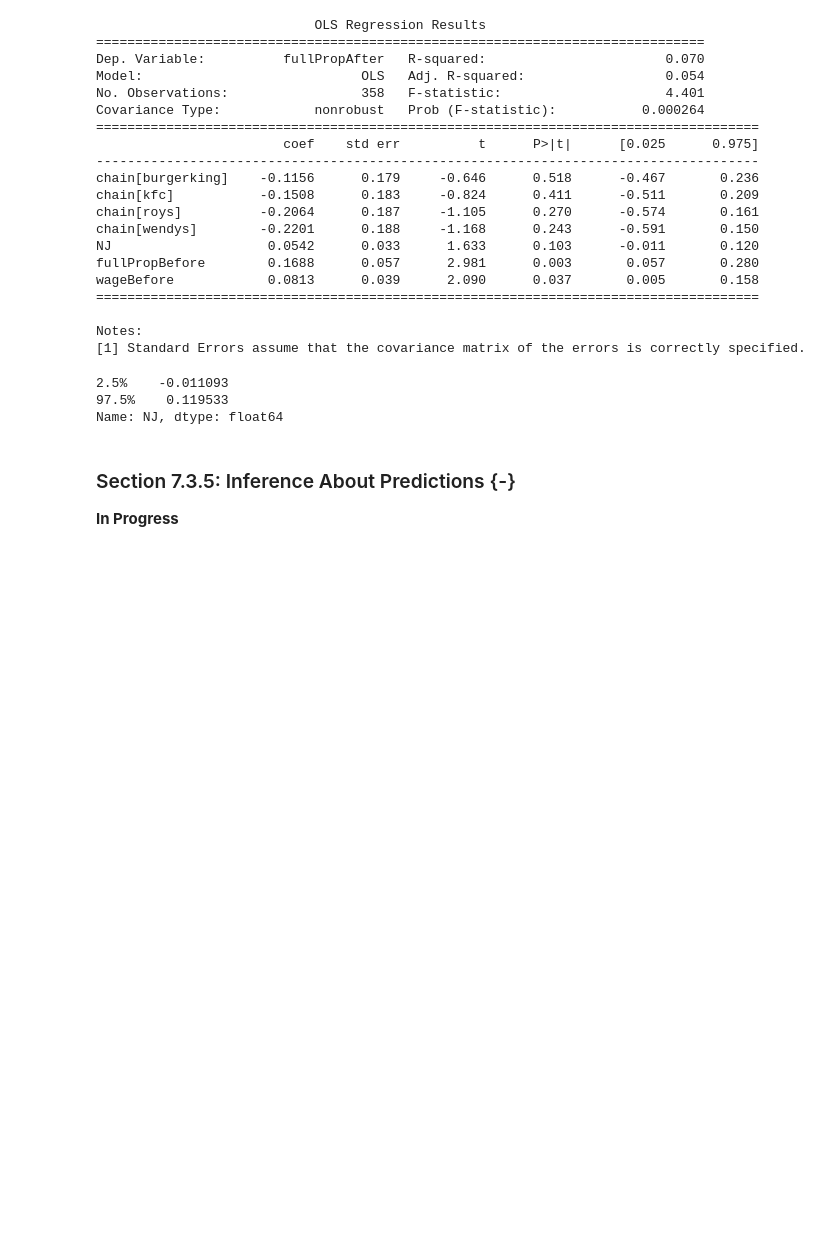
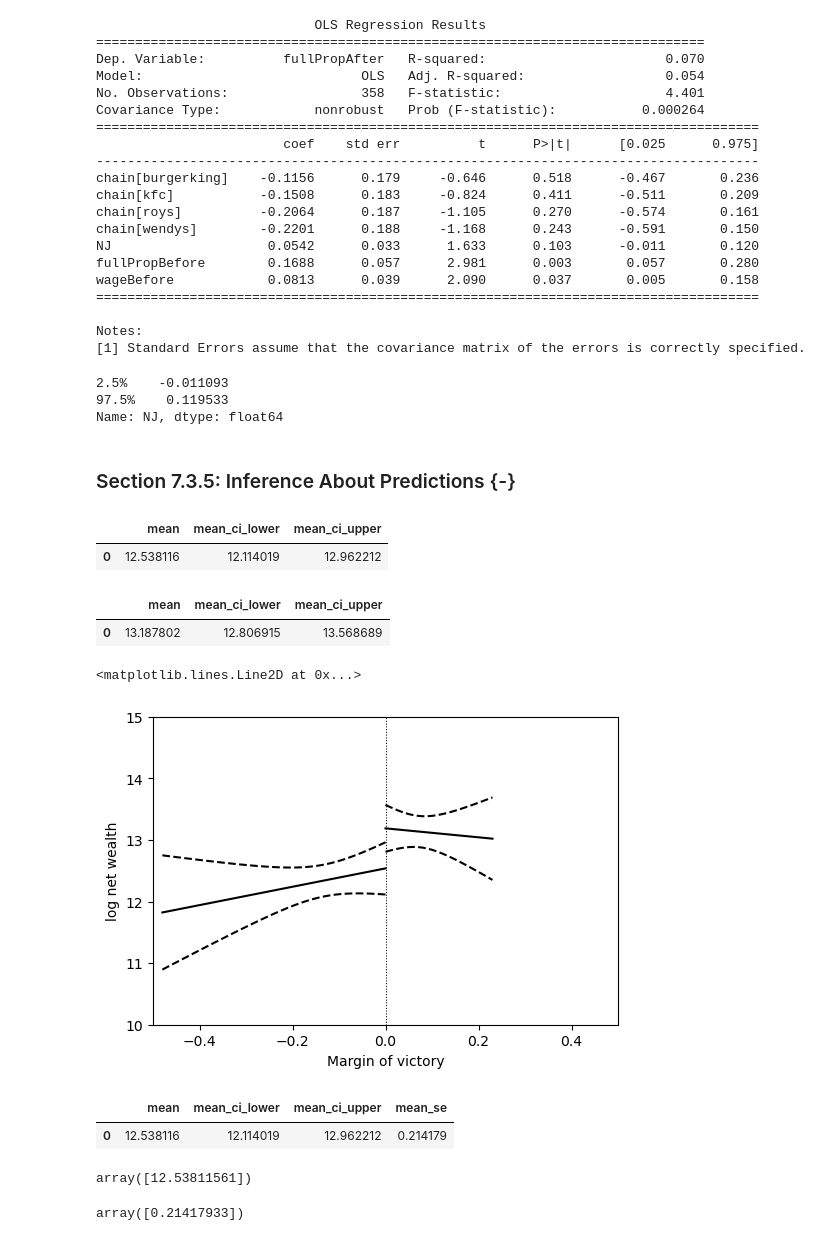
Before and after one commit to jeffallen13/qsspy, a Jupyter notebook: UNCERTAINTY/uncertainty-py.ipynb, the cells around one changed output. Saved outputs shown, nothing was run; the diff lists cells and outputs as text; code cells hidden in the pictures; blank space fills up the shorter version.

```diff
--- a/UNCERTAINTY/uncertainty-py.ipynb
+++ b/UNCERTAINTY/uncertainty-py.ipynb
@@ -1013,5 +1013,3 @@ fit_minwage.conf_int().rename(columns={0:'2.5%', 1:'97.5%'}).loc['NJ']
 Name: NJ, dtype: float64
 # %% [markdown]
 ### Section 7.3.5: Inference About Predictions {-}
-
-**In Progress**
@@ -1017,0 +1038,71 @@ Name: NJ, dtype: float64
+# %%
+# tory party: prediction at the threshold
+tory_y0 = tory_fit1.get_prediction(pd.DataFrame({'margin': [0]}))
+tory_y0.summary_frame()[['mean', 'mean_ci_lower', 'mean_ci_upper']]
+# %% [output]
+|  | mean | mean_ci_lower | mean_ci_upper |
+| 0 | 12.538116 | 12.114019 | 12.962212 |
+# %%
+tory_y1 = tory_fit2.get_prediction(pd.DataFrame({'margin': [0]}))
+tory_y1.summary_frame()[['mean', 'mean_ci_lower', 'mean_ci_upper']]
+# %% [output]
+|  | mean | mean_ci_lower | mean_ci_upper |
+| 0 | 13.187802 | 12.806915 | 13.568689 |
+# %%
+# range of predictors; min to 0 and 0 to max
+y1_range = np.arange(0, MPs_tory['margin'].min(), -0.01)
+y2_range = np.arange(0, MPs_tory['margin'].max(), 0.01)
+
+# prediction using all the values
+tory_y0_range = (
+    tory_fit1.get_prediction(pd.DataFrame({'margin': y1_range}))
+    .summary_frame()[['mean', 'mean_ci_lower', 'mean_ci_upper']]
+)
+
+tory_y1_range = (
+    tory_fit2.get_prediction(pd.DataFrame({'margin': y2_range}))
+    .summary_frame()[['mean', 'mean_ci_lower', 'mean_ci_upper']]
+)
+# %%
+fig, ax = plt.subplots(figsize=(6,4))
+
+# plot regression line and confidence intervals for losers
+sns.lineplot(
+    x=y1_range, y=tory_y0_range['mean'], ax=ax, color='black'
+).set(xlim=(-0.5, 0.5), ylim=(10, 15),
+      xlabel='Margin of victory', ylabel='log net wealth')
+
+sns.lineplot(x=y1_range, y=tory_y0_range['mean_ci_lower'], ax=ax,
+             color='black', linestyle='--')
+
+sns.lineplot(x=y1_range, y=tory_y0_range['mean_ci_upper'], ax=ax,
+             color='black', linestyle='--')
+
+# plot regression line and confidence intervals for winners
+sns.lineplot(x=y2_range, y=tory_y1_range['mean'], ax=ax, color='black')
+
+sns.lineplot(x=y2_range, y=tory_y1_range['mean_ci_lower'], ax=ax,
+             color='black', linestyle='--')
+
+sns.lineplot(x=y2_range, y=tory_y1_range['mean_ci_upper'], ax=ax,
+             color='black', linestyle='--')
+
+ax.axvline(x=0, color='black', linestyle=':', linewidth=0.75)
+# %% [output]
+<matplotlib.lines.Line2D at 0x...>
+[figure, added]
+# %%
+# return standard errors for predictions at threshold
+tory_y0.summary_frame()[['mean', 'mean_ci_lower', 'mean_ci_upper', 'mean_se']]
+# %% [output]
+|  | mean | mean_ci_lower | mean_ci_upper | mean_se |
+| 0 | 12.538116 | 12.114019 | 12.962212 | 0.214179 |
+# %%
+# access the mean and standard error directly
+tory_y0.predicted_mean
+# %% [output]
+array([12.53811561])
+# %%
+tory_y0.se_mean
+# %% [output]
+array([0.21417933])
```
Also changed, not shown: parts of 22 cells of this notebook, 3 other files.
